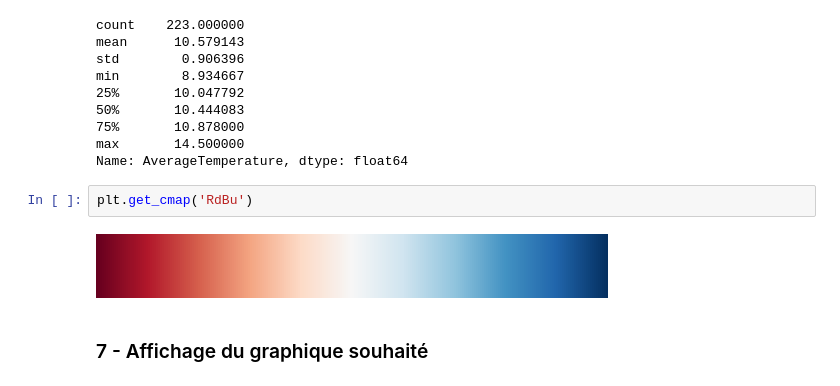
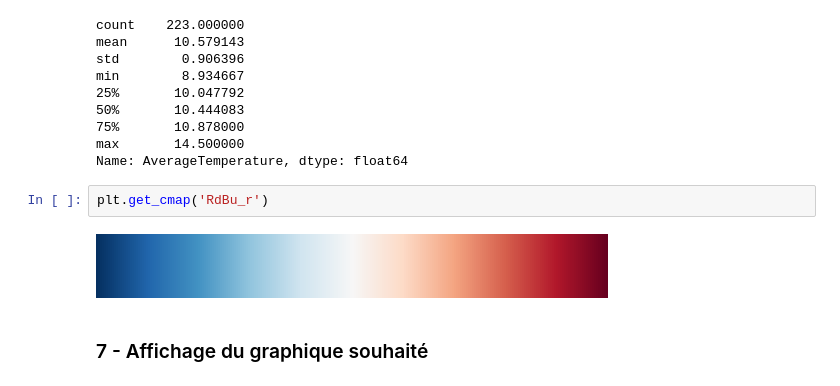
Before and after one commit to bandeDeCodeurs/dataviz_temperatures_france, a Jupyter notebook: dataviz_temperatures_france.ipynb, the cells around one changed output. Cells and saved outputs as stored; diff of their text form.

```diff
--- a/dataviz_temperatures_france.ipynb
+++ b/dataviz_temperatures_france.ipynb
@@ -251,9 +251,9 @@ min        8.934667
 max       14.500000
 Name: AverageTemperature, dtype: float64
 # %%
-plt.get_cmap('RdBu')
+plt.get_cmap('RdBu_r')
 # %% [output]
-[figure, old version]
+[figure, new version]
 # %% [markdown]
 ### 7 - Affichage du graphique souhaité
 # %%
```
Also changed, not shown: parts of 4 cells of this notebook.
